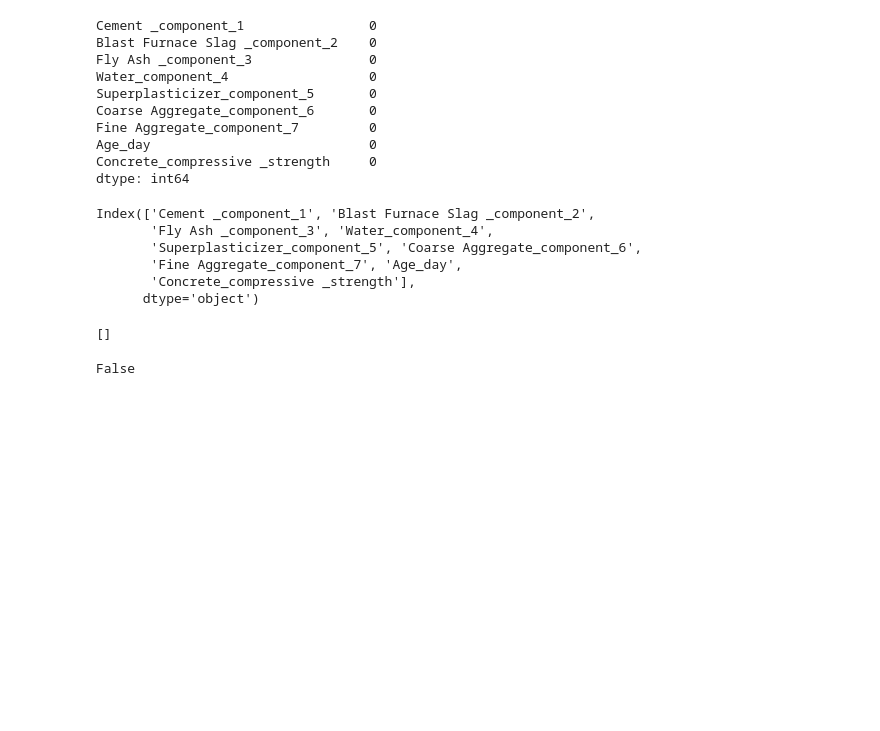
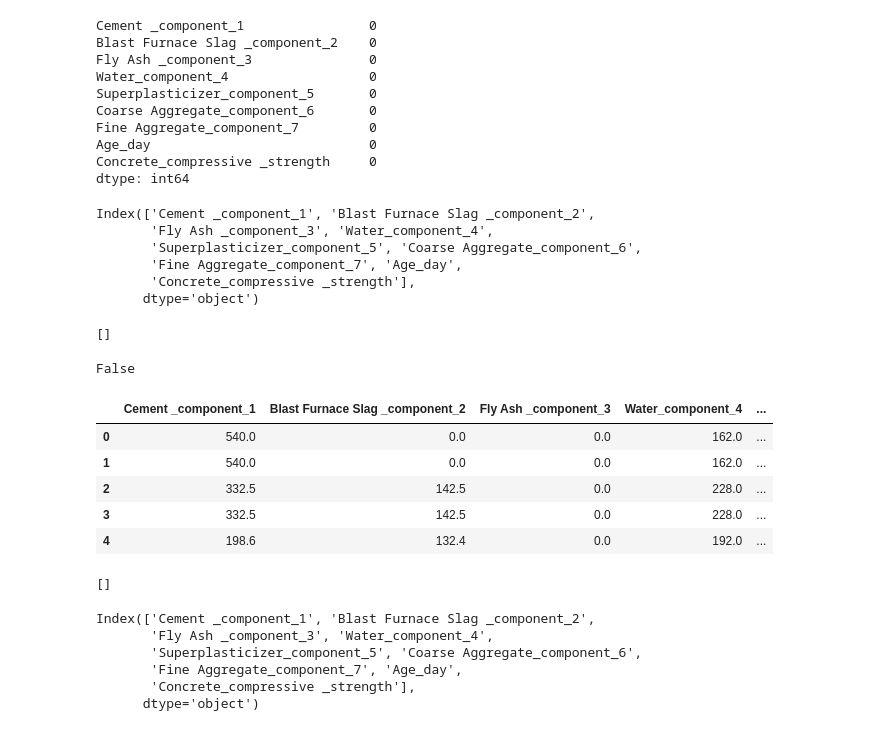
Before and after one commit to ghimanshu98/CementStrengthPredicition, a Jupyter notebook: temp.ipynb, the cells around one changed output. Drawn from its saved outputs; the diff is of its cells as text; code cells hidden in the pictures; blank space fills up the shorter version.

```diff
--- a/temp.ipynb
+++ b/temp.ipynb
@@ -387,0 +390,13 @@ False
+# %%
+train_data_loader_obj = Training_data_loader()
+# %%
+df = train_data_loader_obj.getTrainingDataFrame()
+# %%
+df.head(5)
+# %% [output]
+|  | Cement _component_1 | Blast Furnace Slag _component_2 | Fly Ash _component_3 | Water_component_4 | ... |
+| 0 | 540.0 | 0.0 | 0.0 | 162.0 | ... |
+| 1 | 540.0 | 0.0 | 0.0 | 162.0 | ... |
+| 2 | 332.5 | 142.5 | 0.0 | 228.0 | ... |
+| 3 | 332.5 | 142.5 | 0.0 | 228.0 | ... |
+| 4 | 198.6 | 132.4 | 0.0 | 192.0 | ... |
@@ -387,0 +407,15 @@ False
+# %%
+# check null
+
+preprocessor.containsNull(df)
+# %% [output]
+[]
+# %%
+preprocessor.getColNames(df)
+# %% [output]
+Index(['Cement _component_1', 'Blast Furnace Slag _component_2',
+       'Fly Ash _component_3', 'Water_component_4',
+       'Superplasticizer_component_5', 'Coarse Aggregate_component_6',
+       'Fine Aggregate_component_7', 'Age_day',
+       'Concrete_compressive _strength'],
+      dtype='object')
```
Also changed, not shown: parts of 11 cells of this notebook, 7 other files.
